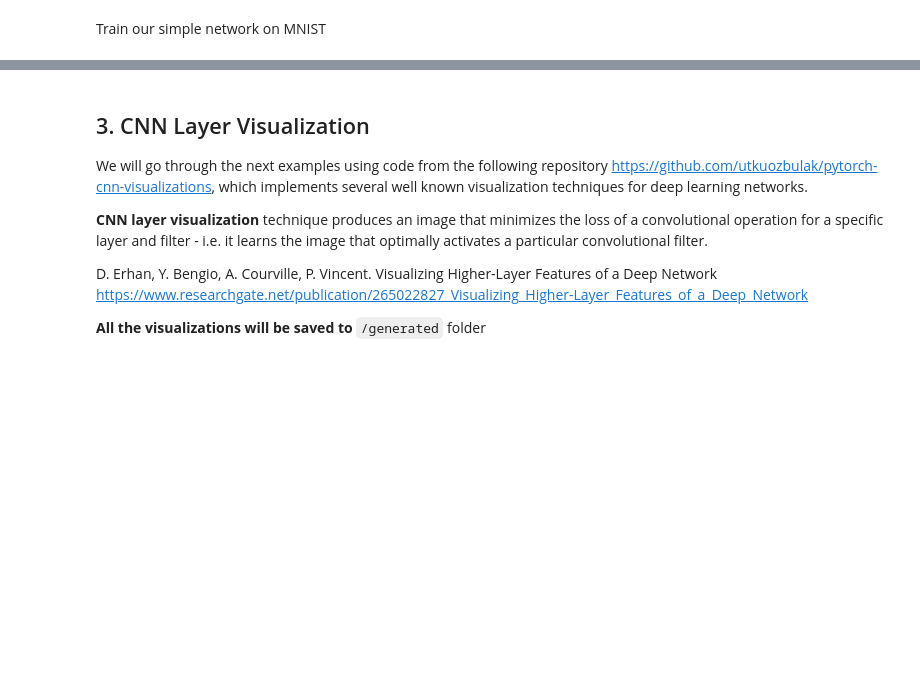
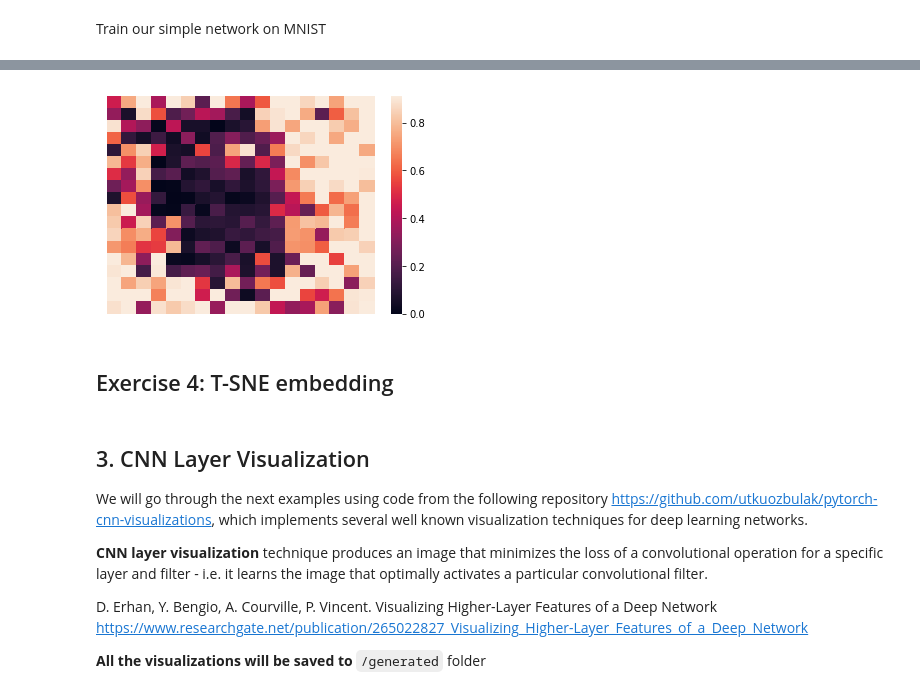
Before and after one commit to CherBass/pytorch_tutorials, a Jupyter notebook: interpretability_tutorial.ipynb, the cells around one changed output, grey strips where cells are left out. Drawn from its saved outputs; the diff is of its cells as text; code cells hidden in the pictures; blank space fills up the shorter version.

```diff
--- a/interpretability_tutorial.ipynb
+++ b/interpretability_tutorial.ipynb
@@ -338,3 +729,13 @@ for idx in range(act.size(0)):
+# %%
+import seaborn as sns
+
+#displaying the image using seaborn heatmap and also setting the maximum value of gradient to probability
+imgplot = sns.heatmap(heatmap, xticklabels=False, yticklabels=False, vmax=prob_no_occ)
+figure = imgplot.get_figure()
+# %% [output]
+[figure, added]
+# %% [markdown]
+## Exercise 4: T-SNE embedding
 # %% [markdown]
 ## 3. CNN Layer Visualization
 
```
Also changed, not shown: parts of 40 cells of this notebook.
